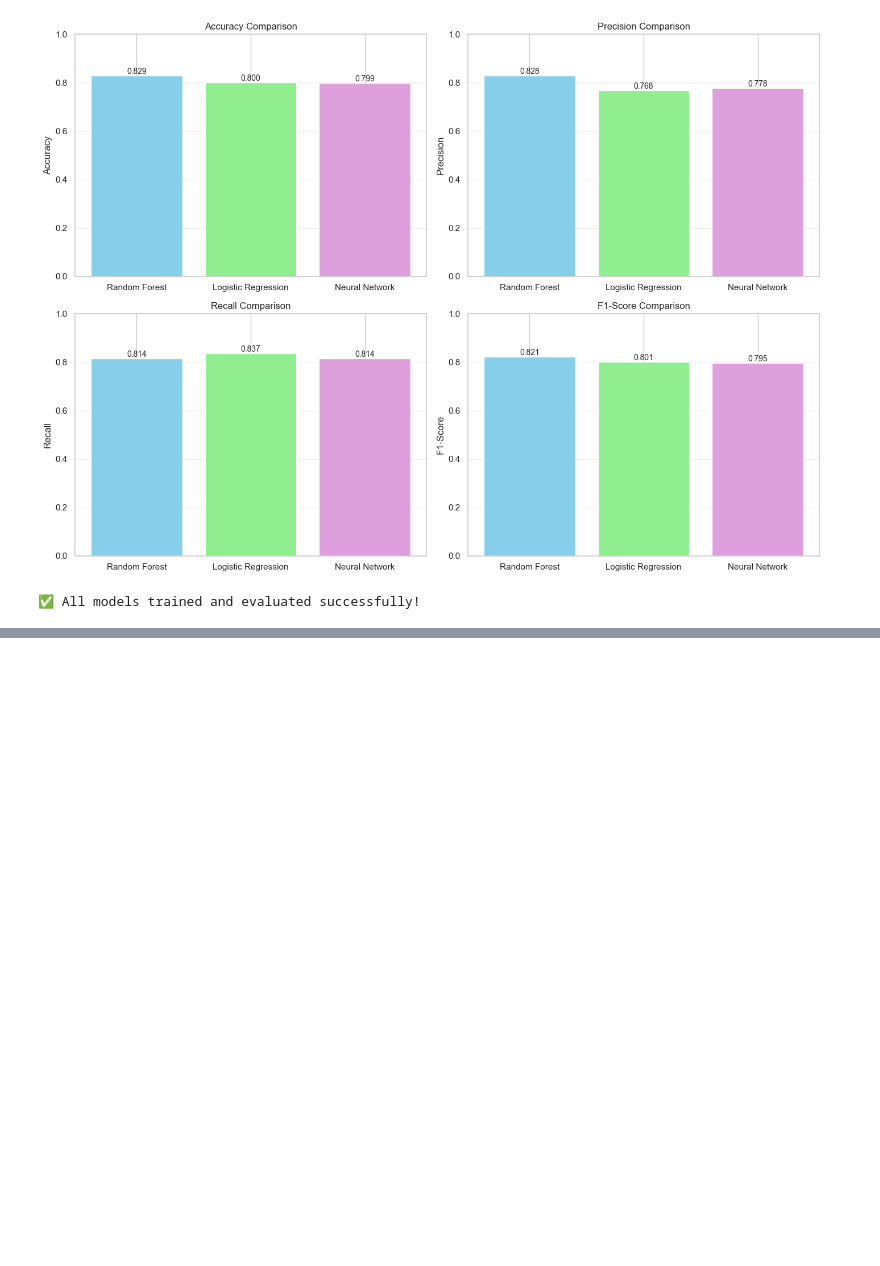
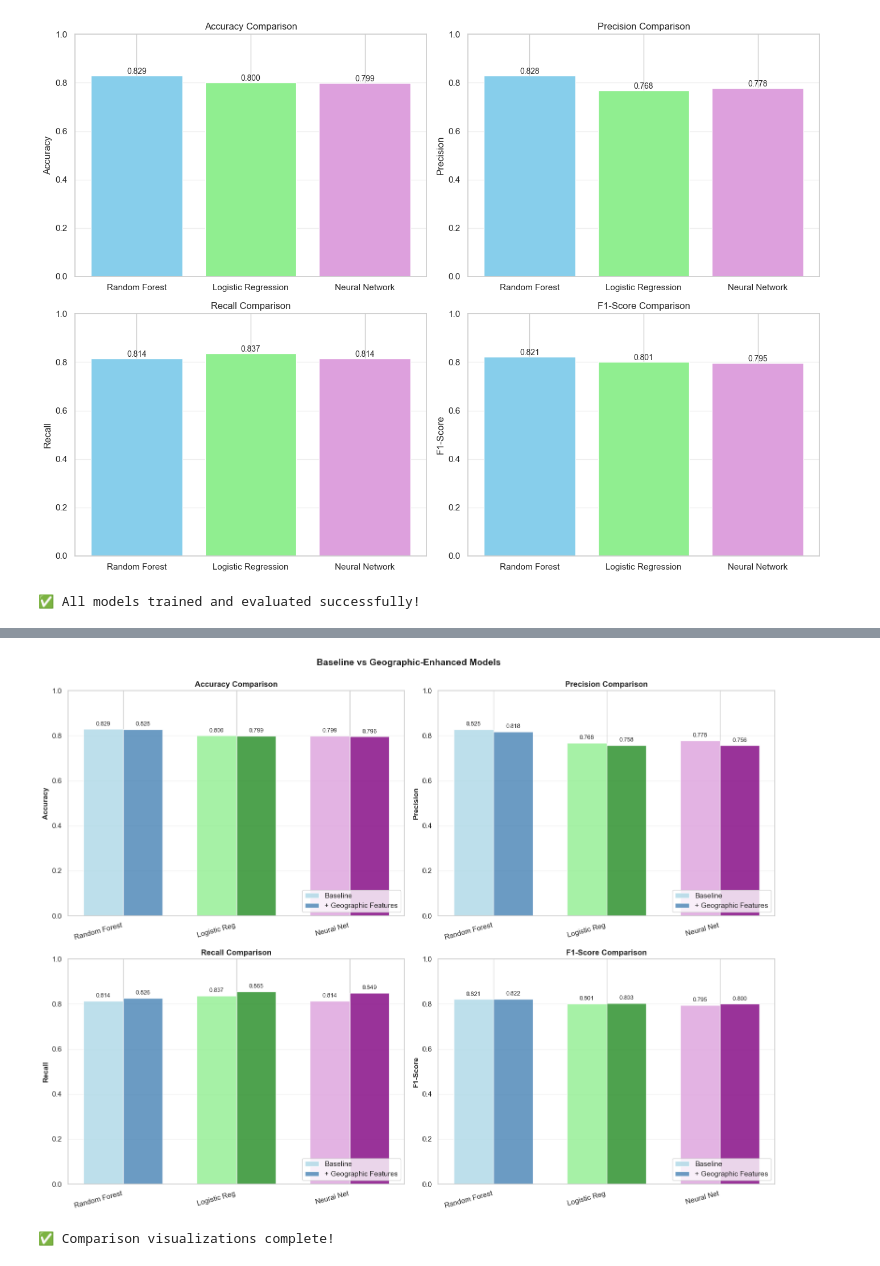
Before and after one commit to Ahmed-cmd-web/ACL2, a Jupyter notebook: main.ipynb, the cells around one changed output, grey strips where cells are left out. Saved outputs shown, nothing was run; the diff lists cells and outputs as text; code cells hidden in the pictures; blank space fills up the shorter version.

```diff
--- a/main.ipynb
+++ b/main.ipynb
@@ -1342,0 +1943,48 @@ BEST MODEL (by F1-Score): Random Forest with F1 = 0.8211
+# %%
+# Visualize Baseline vs Enhanced comparison
+fig, axes = plt.subplots(2, 2, figsize=(16, 12))
+
+metrics = ['Accuracy', 'Precision', 'Recall', 'F1-Score']
+colors_baseline = ['lightblue', 'lightgreen', 'plum']
+colors_enhanced = ['steelblue', 'forestgreen', 'purple']
+
+for idx, metric in enumerate(metrics):
+    ax = axes[idx // 2, idx % 2]
+
+    # Extract baseline and enhanced values
+    baseline_vals = comparison_df_full.loc[:2, metric].values
+    enhanced_vals = comparison_df_full.loc[3:5, metric].values
+
+    x = np.arange(3)  # 3 model types
+    width = 0.35
+
+    # Create grouped bars
+    bars1 = ax.bar(x - width/2, baseline_vals, width, label='Baseline',
+                   color=colors_baseline, alpha=0.8)
+    bars2 = ax.bar(x + width/2, enhanced_vals, width, label='+ Geographic Features',
+                   color=colors_enhanced, alpha=0.8)
+
+    ax.set_ylabel(metric, fontsize=11, fontweight='bold')
+    ax.set_title(f'{metric} Comparison', fontsize=12, fontweight='bold')
+    ax.set_xticks(x)
+    ax.set_xticklabels(['Random Forest', 'Logistic Reg', 'Neural Net'], rotation=15, ha='right')
+    ax.set_ylim([0, 1])
+    ax.legend(loc='lower right')
+    ax.grid(axis='y', alpha=0.3)
+
+    # Add value labels on bars
+    for bars in [bars1, bars2]:
+        for bar in bars:
+            height = bar.get_height()
+            ax.text(bar.get_x() + bar.get_width()/2., height + 0.01,
+                    f'{height:.3f}',
+                    ha='center', va='bottom', fontsize=9)
+
+plt.suptitle('Baseline vs Geographic-Enhanced Models', fontsize=14, fontweight='bold', y=0.995)
+plt.tight_layout()
+plt.show()
+
+print("\n✅ Comparison visualizations complete!")
+# %% [output]
+[figure, added]
+✅ Comparison visualizations complete!
```
Also changed, not shown: parts of 43 cells of this notebook.
